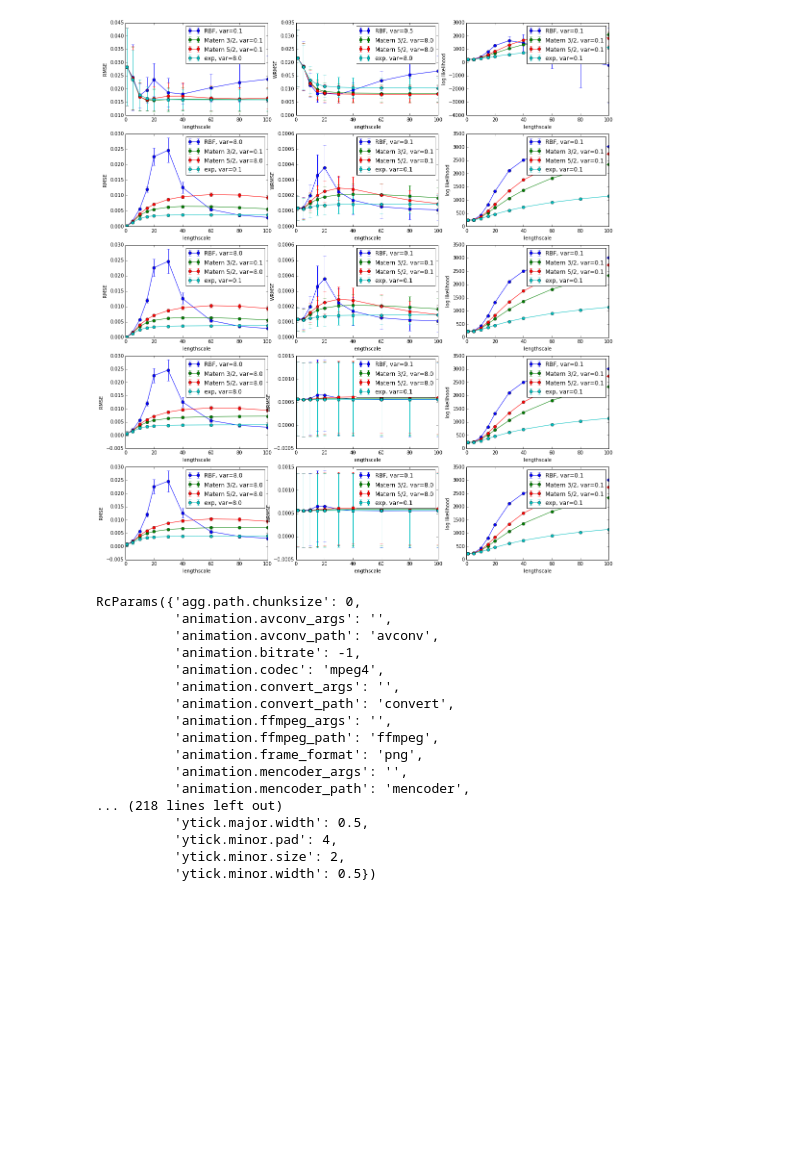
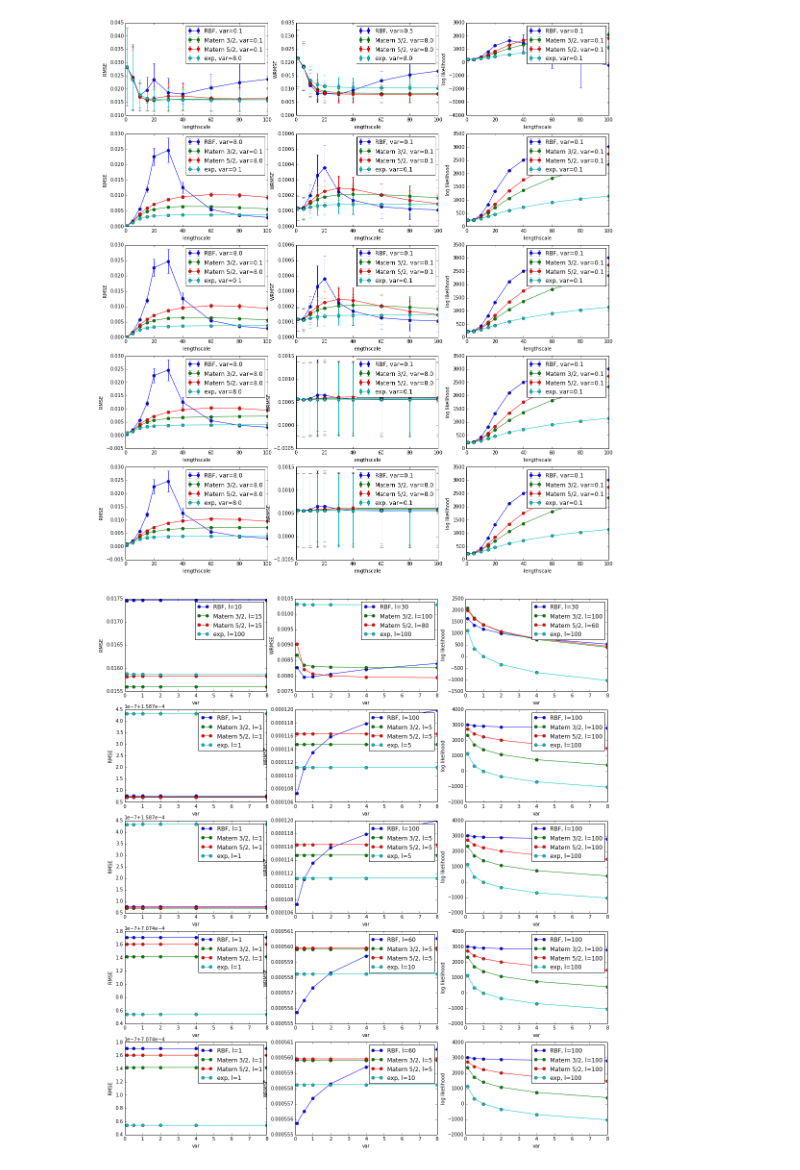
Before and after one commit to jgosmann/plume, a Jupyter notebook: notebooks/Kernels.ipynb, the cells around one changed output. Cells and saved outputs as stored; diff of their text form; code cells hidden in the pictures; blank space fills up the shorter version.

```diff
--- a/notebooks/Kernels.ipynb
+++ b/notebooks/Kernels.ipynb
@@ -37,6 +37,24 @@ def plot_error_vs_lengthscale(data, error_type):
             name=kern_labels[data.root.conf[0]['kernel'].cls], var=kern.root.variances[var_idx]))
     ax.set_xlabel('lengthscale')
     ax.set_ylabel(error_type_labels[error_type])
+
+def plot_error_vs_variance(data, error_type):
+    err = data.get_node('/', error_type).read()
+    mean = np.mean(err, axis=2)
+    std = np.std(err, axis=2)
+
+    if error_type in inverted_error_types:
+        inversion_factor = -1
+    else:
+        inversion_factor = 1
+    l_idx, unused = np.unravel_index(np.argmin(inversion_factor * mean), mean.shape)
+
+    ax.errorbar(
+        kern.root.variances.read(), mean[l_idx, :], fmt='o-',
+        label='{name}, l={l}'.format(
+            name=kern_labels[data.root.conf[0]['kernel'].cls], l=kern.root.lengthscales[l_idx]))
+    ax.set_xlabel('var')
+    ax.set_ylabel(error_type_labels[error_type])
 # %%
 scenarios = ['SingleSource_noiseless', 'SingleSource_dispersion_noiseless', 'SingleSource_dispersion', 'MultipleSource_dispersion_noiseless', 'MultipleSource_dispersion']
 error_types = ['rmse', 'wrmse', 'log_likelihood']
@@ -52,23 +70,15 @@ for i, (scenario, error_type) in enumerate(itertools.product(scenarios, error_ty
         ax.legend()
 # %% [output]
 [figure]
-# %%
-plt.rcParams
-# %% [output]
-RcParams({'agg.path.chunksize': 0,
-          'animation.avconv_args': '',
-          'animation.avconv_path': 'avconv',
-          'animation.bitrate': -1,
-          'animation.codec': 'mpeg4',
-          'animation.convert_args': '',
-          'animation.convert_path': 'convert',
-          'animation.ffmpeg_args': '',
-          'animation.ffmpeg_path': 'ffmpeg',
-          'animation.frame_format': 'png',
-          'animation.mencoder_args': '',
-          'animation.mencoder_path': 'mencoder',
-... (218 lines left out)
-          'ytick.major.width': 0.5,
-          'ytick.minor.pad': 4,
-          'ytick.minor.size': 2,
-          'ytick.minor.width': 0.5})
+# %%
+fig = plt.figure(figsize=(6 * len(error_types), 4 * len(scenarios)))
+for i, (scenario, error_type) in enumerate(itertools.product(scenarios, error_types)):
+    ax = fig.add_subplot(len(scenarios), len(error_types), i + 1)
+    for kern in load_scenario_data(scenario):
+        try:
+            plot_error_vs_variance(kern, error_type)
+        finally:
+            kern.close()
+        ax.legend()
+# %% [output]
+[figure, added]
```
Also changed, not shown: 1 other file.
